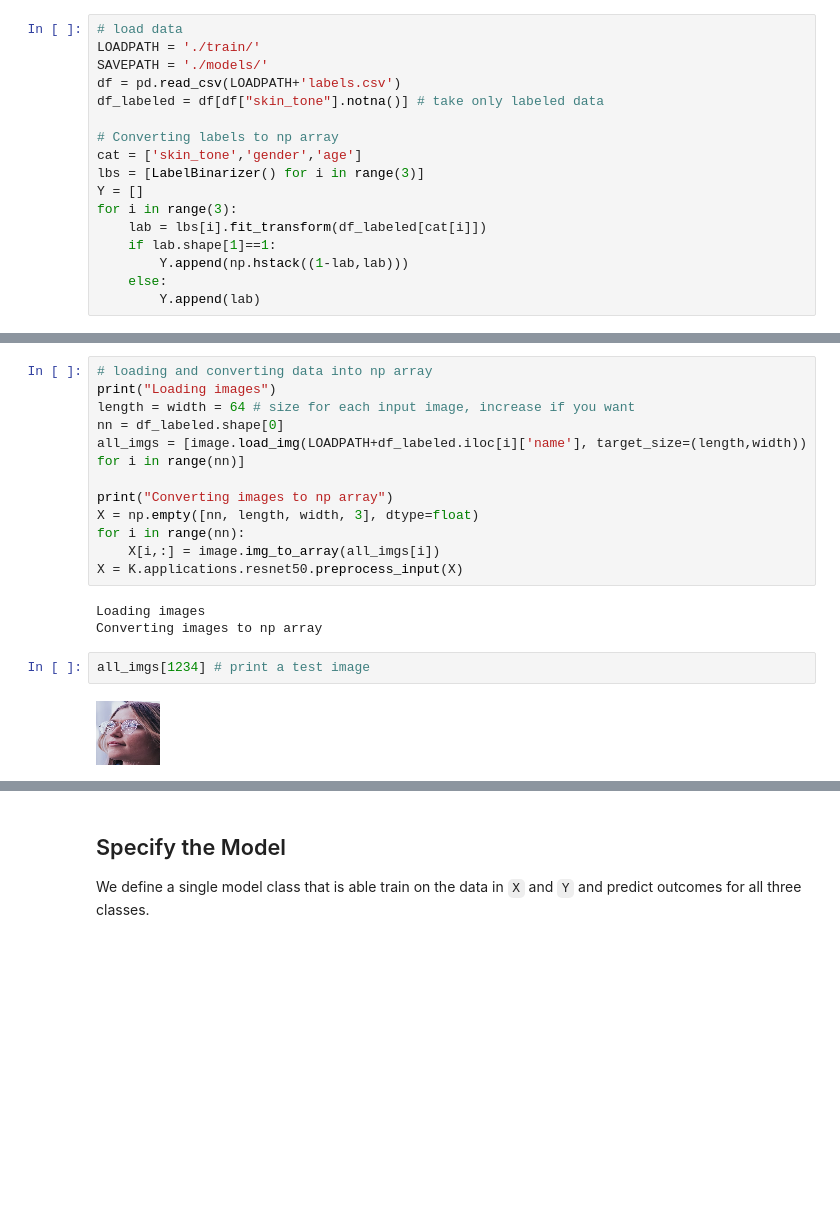
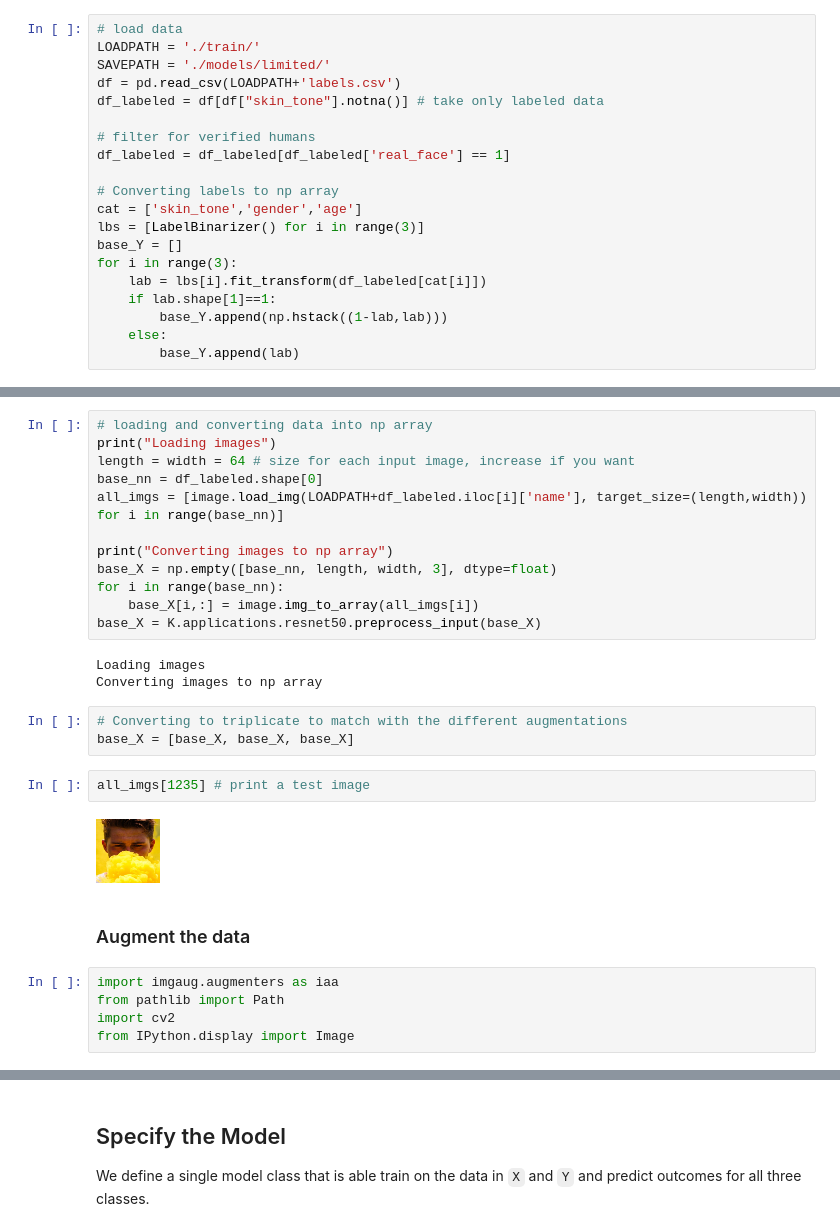
Before and after one commit to am-bean/face_recognition_bounty, a Jupyter notebook: quickstart_amb.ipynb, the cells around one changed output, grey strips where cells are left out. Drawn from its saved outputs; the diff is of its cells as text; blank space fills up the shorter version.

Commit message:
Fixed labels

```diff
--- a/quickstart_amb.ipynb
+++ b/quickstart_amb.ipynb
@@ -74,38 +30,51 @@ We first load the file containing the labels, binarize labels of each of the thr
 # %%
 # load data
 LOADPATH = './train/'
-SAVEPATH = './models/'
+SAVEPATH = './models/limited/'
 df = pd.read_csv(LOADPATH+'labels.csv')
 df_labeled = df[df["skin_tone"].notna()] # take only labeled data
+
+# filter for verified humans
+df_labeled = df_labeled[df_labeled['real_face'] == 1]
 
 # Converting labels to np array
 cat = ['skin_tone','gender','age']
 lbs = [LabelBinarizer() for i in range(3)]
-Y = []
+base_Y = []
 for i in range(3):
     lab = lbs[i].fit_transform(df_labeled[cat[i]])
     if lab.shape[1]==1:
-        Y.append(np.hstack((1-lab,lab)))
+        base_Y.append(np.hstack((1-lab,lab)))
     else:
-        Y.append(lab)
+        base_Y.append(lab)
 # %% [markdown]
 We then load the images under the training set and convert them to numpy arrays. This may take a while.
 # %%
 # loading and converting data into np array
 print("Loading images")
 length = width = 64 # size for each input image, increase if you want
-nn = df_labeled.shape[0]
-all_imgs = [image.load_img(LOADPATH+df_labeled.iloc[i]['name'], target_size=(length,width)) for i in range(nn)]
+base_nn = df_labeled.shape[0]
+all_imgs = [image.load_img(LOADPATH+df_labeled.iloc[i]['name'], target_size=(length,width)) for i in range(base_nn)]
 
 print("Converting images to np array")
-X = np.empty([nn, length, width, 3], dtype=float)
-for i in range(nn):
-    X[i,:] = image.img_to_array(all_imgs[i])
-X = K.applications.resnet50.preprocess_input(X)
+base_X = np.empty([base_nn, length, width, 3], dtype=float)
+for i in range(base_nn):
+    base_X[i,:] = image.img_to_array(all_imgs[i])
+base_X = K.applications.resnet50.preprocess_input(base_X)
 # %% [output]
 Loading images
 Converting images to np array
+# %%
+# Converting to triplicate to match with the different augmentations
+base_X = [base_X, base_X, base_X]
 # %%
-all_imgs[1234] # print a test image
+all_imgs[1235] # print a test image
 # %% [output]
-[figure, old version]
+[figure, new version]
+# %% [markdown]
+### Augment the data
+# %%
+import imgaug.augmenters as iaa
+from pathlib import Path
+import cv2
+from IPython.display import Image
```
Also changed, not shown: parts of 30 cells of this notebook, 2 other files.
